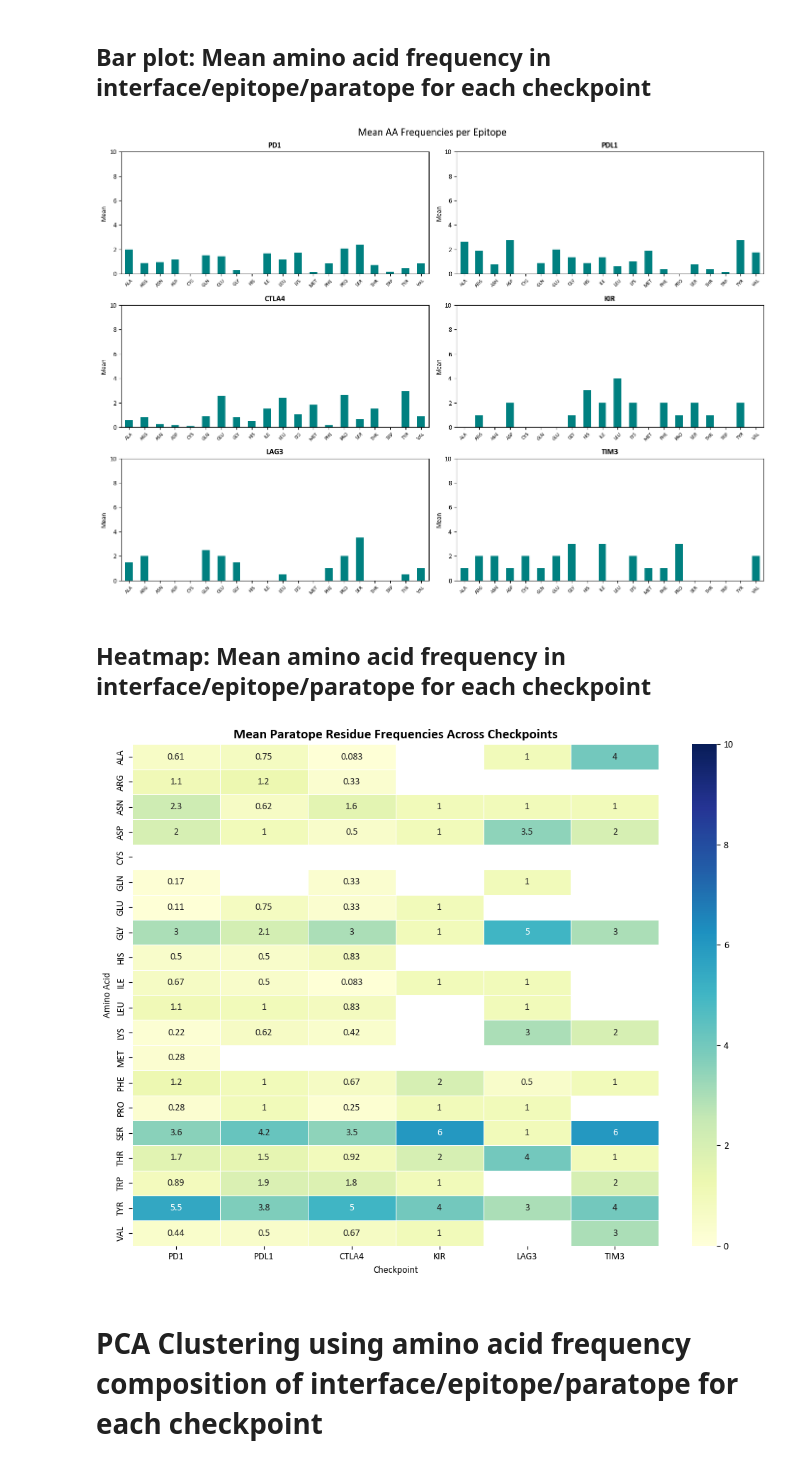
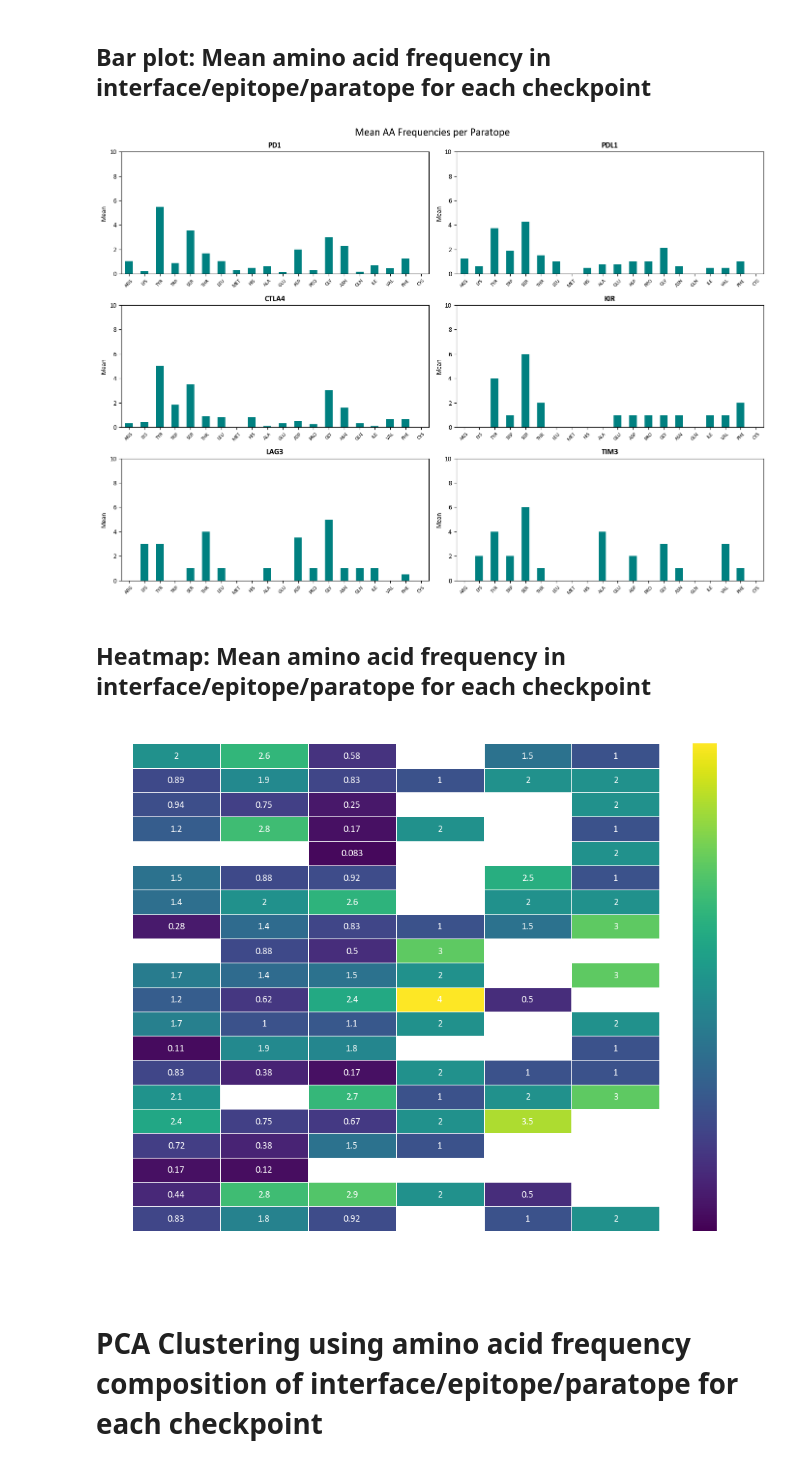
Before and after one commit to datascience-2025-group4/group04-team01, a Jupyter notebook: exploratory_data_analysis.ipynb, the cells around one changed output. Saved outputs shown, nothing was run; the diff lists cells and outputs as text; code cells hidden in the pictures.

Commit message:
exploratory cleanup

```diff
--- a/exploratory_data_analysis.ipynb
+++ b/exploratory_data_analysis.ipynb
@@ -384,10 +384,10 @@ for checkpoint in checkpoints:
 ## Bar plot: Mean amino acid frequency in interface/epitope/paratope for each checkpoint
 # %%
 all_residues = [
-    'ALA', 'ARG', 'ASN', 'ASP', 'CYS', 'GLN', 'GLU', 'GLY', 'HIS', 'ILE',
-    'LEU', 'LYS', 'MET', 'PHE', 'PRO', 'SER', 'THR', 'TRP', 'TYR', 'VAL' # list of all amino acids to include in the plot
+    'ARG', 'LYS', 'TYR', 'TRP', 'SER', 'THR', 'LEU', 'MET', 'HIS', 'ALA',
+    'GLU', 'ASP', 'PRO', 'GLY', 'ASN', 'GLN', 'ILE', 'VAL', 'PHE', 'CYS'
 ]
-section = 'epitope' # can change to: epitope/paratope/interface
+section = 'paratope' # can change to: epitope/paratope/interface
 
 fig, axes = plt.subplots(3, 2, figsize=(14, 10)) # creates a 3x2 grid of subplots for visualization
 axes = axes.flatten()
@@ -414,32 +414,72 @@ plt.tight_layout()
 plt.savefig(f"plots/exploratory_analysis/checkpoint_{section}_AA_freq_barplot.pdf")
 plt.show()
 # %% [output]
-[figure, old version]
+[figure, new version]
 # %% [markdown]
 ## Heatmap: Mean amino acid frequency in interface/epitope/paratope for each checkpoint
 # %%
+all_residues = [
+    'ALA', 'ARG', 'ASN', 'ASP', 'CYS', 'GLN', 'GLU', 'GLY', 'HIS', 'ILE',
+    'LEU', 'LYS', 'MET', 'PHE', 'PRO', 'SER', 'THR', 'TRP', 'TYR', 'VAL' # list of all amino acids to include in the plot
+]
 heatmap_data = pd.DataFrame(index=all_residues)
-section = 'paratope' # can change to: epitope/paratope/interface
+section = 'epitope' # can change to: epitope/paratope/interface
 
 for cp in checkpoints:
     file_path = f'data/{cp}/{cp}_{section}_residue_frequencies_pivot.csv'
     if os.path.exists(file_path):
         df = pd.read_csv(file_path, index_col=0)
         df = df.reindex(all_residues)  # ensure consistent order
         heatmap_data[cp.upper()] = df['mean']
 
+heatmap_data = heatmap_data.reindex(all_residues)  # enforce custom y-axis order
 
 # Plot the heatmap
 plt.figure(figsize=(10, 8))
-sns.heatmap(heatmap_data, annot=True, cmap="YlGnBu", vmin=0, vmax=10, linewidths=0.5)
+sns.heatmap(heatmap_data, annot=True, cmap="viridis", vmin=0, vmax=4, linewidths=0.5)
+
+ax = plt.gca()  # get current axes
+
+# Set all text and spines to white
+ax.set_title(f"Mean {section.capitalize()} Residue Frequencies Across Checkpoints", fontsize=14, color='white')
+ax.set_xlabel("Checkpoint", color='white')
+ax.set_ylabel("Amino Acid", color='white')
+ax.tick_params(axis='x', colors='white', rotation=45)
+ax.tick_params(axis='y', colors='white')
+
+# White border around heatmap
+for spine in ax.spines.values():
+    spine.set_edgecolor('white')
+
+# Set annotation text color inside the heatmap
+for text in ax.texts:
+    text.set_color('white')
+
+# Get colorbar and set its tick labels to white
+colorbar = ax.collections[0].colorbar
+colorbar.ax.yaxis.set_tick_params(color='white')
+for label in colorbar.ax.get_yticklabels():
+    label.set_color('white')
+
+
+
 plt.title(f"Mean {section.capitalize()} Residue Frequencies Across Checkpoints", fontsize=14)
 plt.xlabel("Checkpoint")
 plt.ylabel("Amino Acid")
 plt.tight_layout()
 plt.savefig(f"plots/exploratory_analysis/checkpoint_{section}_AA_freq_heatmap.pdf", dpi=300)
+
+plt.savefig(
+    f"plots/exploratory_analysis/checkpoint_{section}_AA_freq_heatmap.png",
+    dpi=300,
+    bbox_inches='tight',
+    transparent=True
+)
+
+
 plt.show()
 # %% [output]
-[figure, old version]
+[figure, new version]
 # %% [markdown]
 # PCA Clustering using amino acid frequency composition of interface/epitope/paratope for each checkpoint
 # %%
```
Also changed, not shown: 13 other files.
